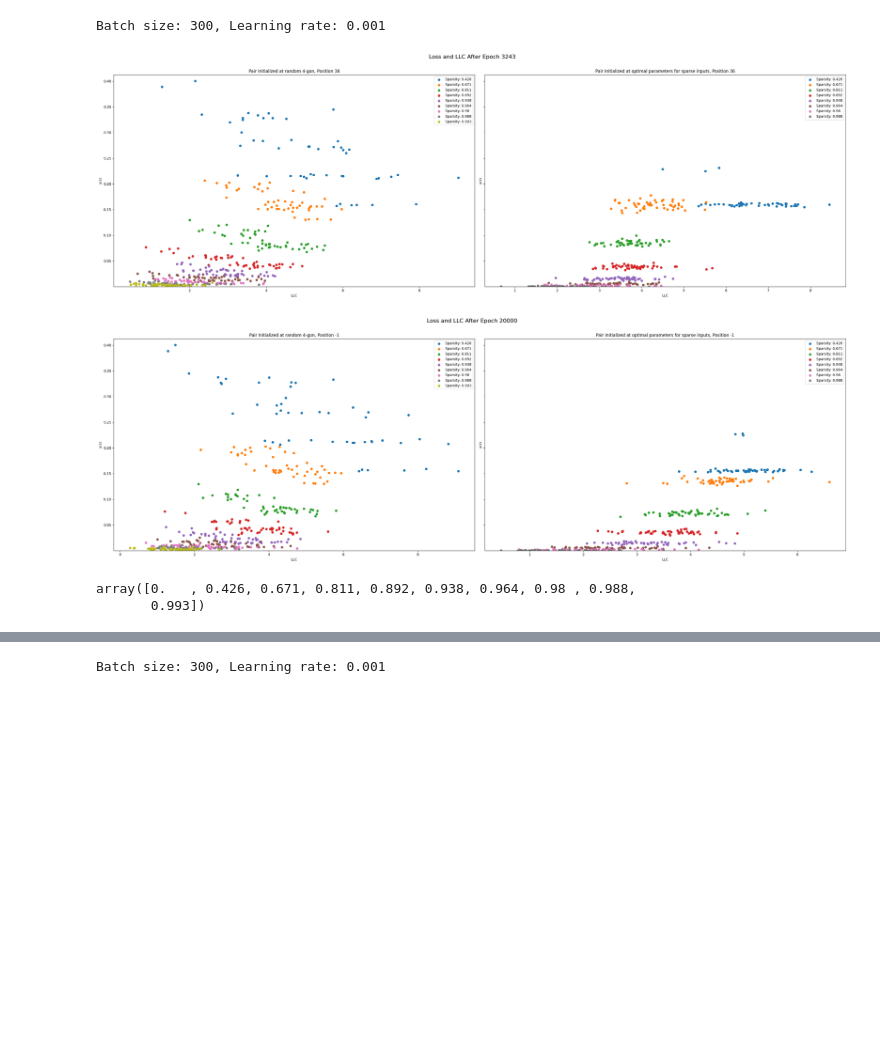
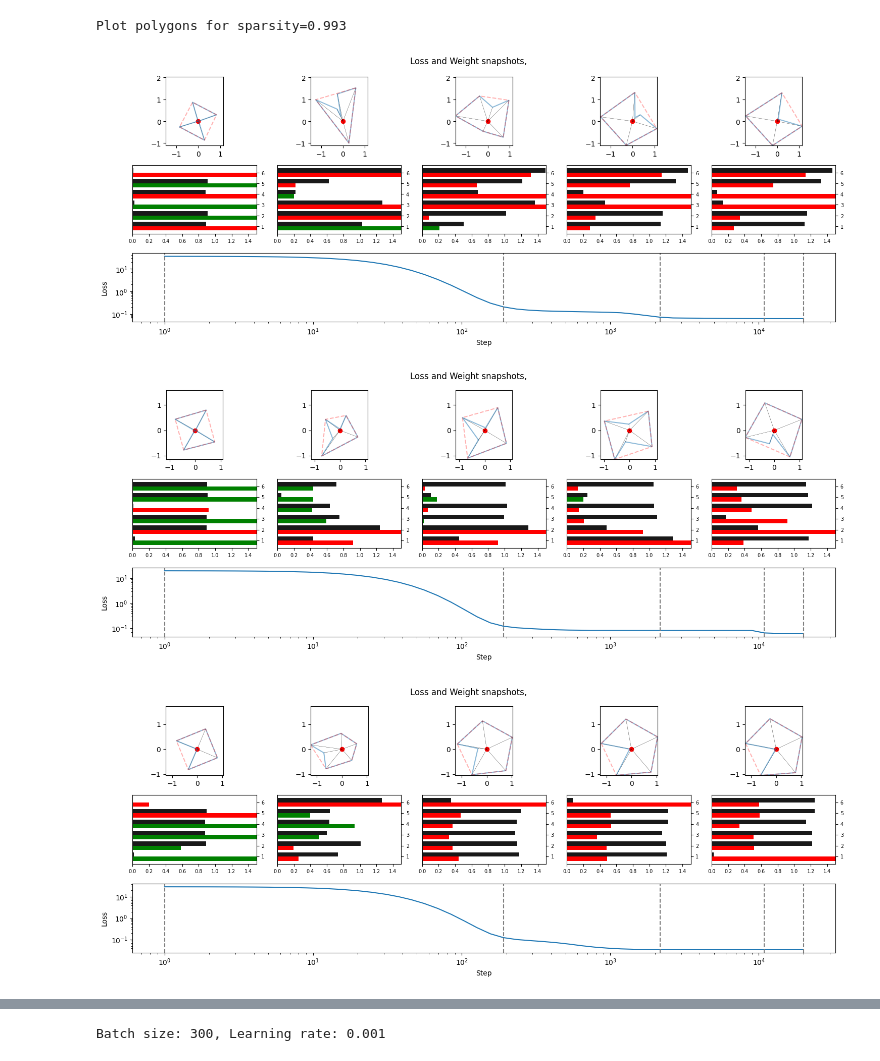
Before and after one commit to anogassis/tms-sparsity, a Jupyter notebook: notebooks/visualize_experiments.ipynb, the cells around one changed output, grey strips where cells are left out. Saved outputs shown, nothing was run; the diff lists cells and outputs as text; code cells hidden in the pictures; blank space fills up the shorter version.

```diff
--- a/notebooks/visualize_experiments.ipynb
+++ b/notebooks/visualize_experiments.ipynb
@@ -158,6 +107,0 @@ Batch size: 300, Learning rate: 0.001
-# %%
-compare_dataframes_and_results([(llc_estimates, results), (llc_estimates2, results2)], positions=[36,-1], hyperparam_combos=[(300, 0.001)], y_scale="linear", sharey=True)
-# %% [output]
-Batch size: 300, Learning rate: 0.001
-[figure, removed]
-[figure, removed]
@@ -166,8 +108,3 @@ v = generate_sparsity_values(5, 10)
-# %%
-v
-# %% [output]
-array([0.   , 0.426, 0.671, 0.811, 0.892, 0.938, 0.964, 0.98 , 0.988,
-       0.993])
 # %%
 def plot_results(results, plot_number =5, step =-1, loss_window = (0.14, .16), weird_indices = [], sparsities= [0.426, 0.671, 0.811, 0.892, 0.938, 0.964, 0.98 , 0.988, 0.993], epsilon=0.001):
     # loss_hist = []
@@ -225,3 +162,10 @@ def plot_results(results, plot_number =5, step =-1, loss_window = (0.14, .16), w
             #all_weights = [[results[j]['weights'][i] for i in PLOT_INDICES] for j in range(len(results))]
             plot_losses_and_polygons(STEPS, losses, PLOT_STEPS, Ws, biases)
             plt.show()
+# %%
+plot_results(results_1_13, plot_number=10, loss_window=(.000001, 1), sparsities=[0.993])
+# %% [output]
+Plot polygons for sparsity=0.993
+[figure, added]
+[figure, added]
+[figure, added]
```
Also changed, not shown: parts of 27 cells of this notebook, 2 other files.
